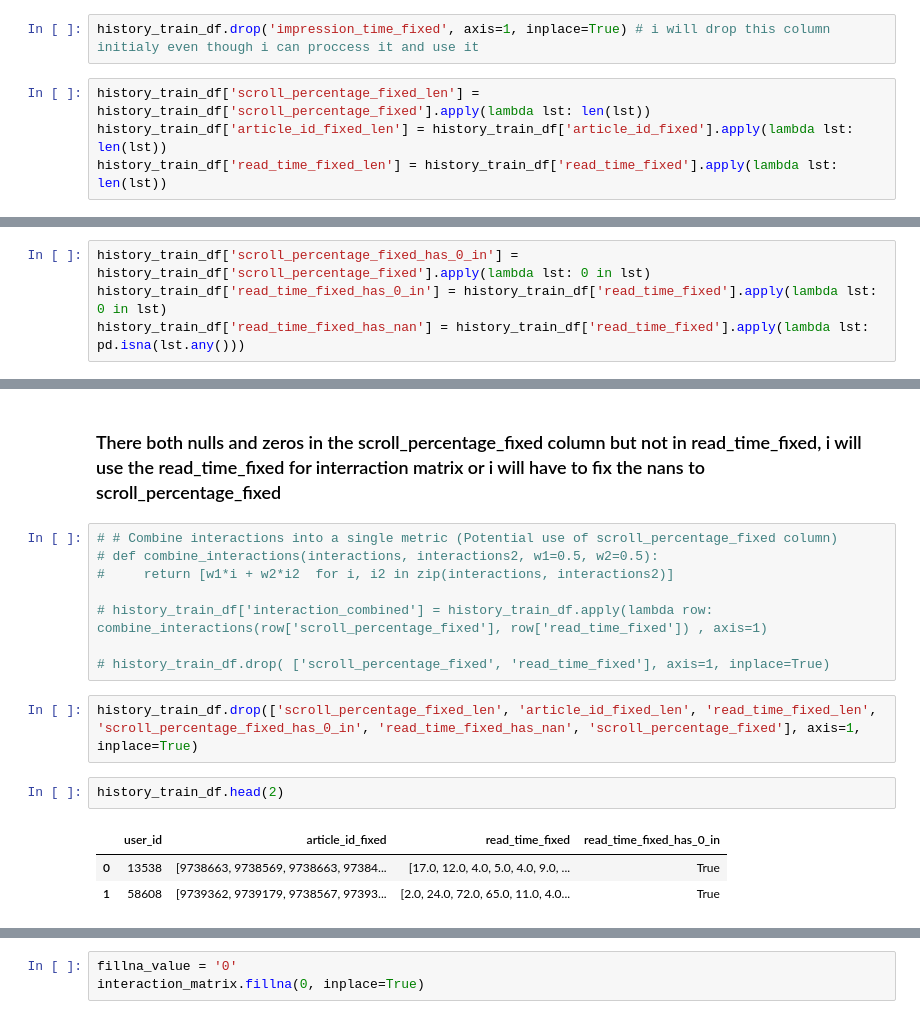
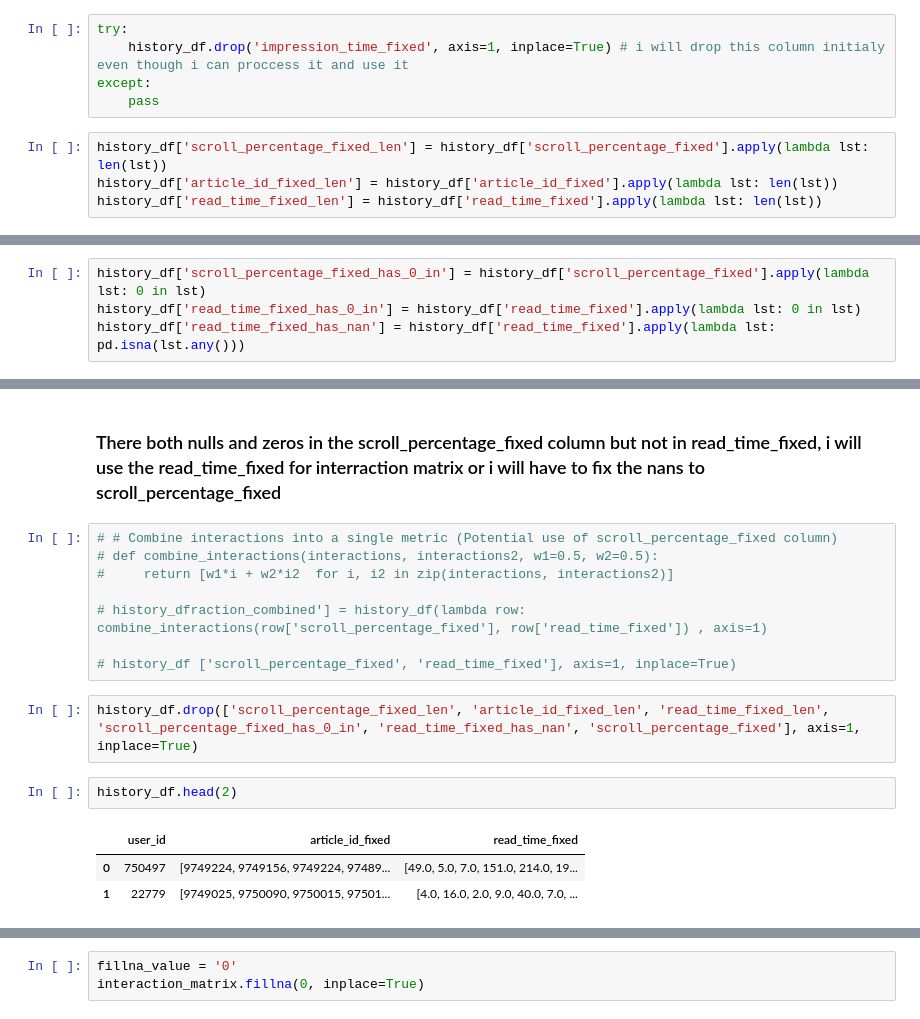
Before and after one commit to akisgazepidis/Recommendation_System_RecSys_Challenge_2024, a Jupyter notebook: RS_Interraction_Matrix.ipynb, the cells around one changed output, grey strips where cells are left out. Cells and saved outputs as stored; diff of their text form.

Commit message:
Train Val matrix

```diff
--- a/RS_Interraction_Matrix.ipynb
+++ b/RS_Interraction_Matrix.ipynb
@@ -44,6 +54,9 @@ behaviors_train_df.head(2)
 # %%
-history_train_df.drop('impression_time_fixed', axis=1, inplace=True) # i will drop this column initialy even though i can proccess it and use it
+try:
+    history_df.drop('impression_time_fixed', axis=1, inplace=True) # i will drop this column initialy even though i can proccess it and use it
+except:
+    pass
 # %%
-history_train_df['scroll_percentage_fixed_len'] = history_train_df['scroll_percentage_fixed'].apply(lambda lst: len(lst))
-history_train_df['article_id_fixed_len'] = history_train_df['article_id_fixed'].apply(lambda lst: len(lst))
-history_train_df['read_time_fixed_len'] = history_train_df['read_time_fixed'].apply(lambda lst: len(lst))
+history_df['scroll_percentage_fixed_len'] = history_df['scroll_percentage_fixed'].apply(lambda lst: len(lst))
+history_df['article_id_fixed_len'] = history_df['article_id_fixed'].apply(lambda lst: len(lst))
+history_df['read_time_fixed_len'] = history_df['read_time_fixed'].apply(lambda lst: len(lst))
@@ -56,6 +63,6 @@ history_train_df.head(2)
 # %% [markdown]
 ### The lenths of the lists in each column seem equal
 # %%
-history_train_df['scroll_percentage_fixed_has_0_in'] = history_train_df['scroll_percentage_fixed'].apply(lambda lst: 0 in lst)
-history_train_df['read_time_fixed_has_0_in'] = history_train_df['read_time_fixed'].apply(lambda lst: 0 in lst)
-history_train_df['read_time_fixed_has_nan'] = history_train_df['read_time_fixed'].apply(lambda lst: pd.isna(lst.any()))
+history_df['scroll_percentage_fixed_has_0_in'] = history_df['scroll_percentage_fixed'].apply(lambda lst: 0 in lst)
+history_df['read_time_fixed_has_0_in'] = history_df['read_time_fixed'].apply(lambda lst: 0 in lst)
+history_df['read_time_fixed_has_nan'] = history_df['read_time_fixed'].apply(lambda lst: pd.isna(lst.any()))
@@ -76,15 +86,15 @@ array([False])
 # def combine_interactions(interactions, interactions2, w1=0.5, w2=0.5):
 #     return [w1*i + w2*i2  for i, i2 in zip(interactions, interactions2)]
 
-# history_train_df['interaction_combined'] = history_train_df.apply(lambda row:   combine_interactions(row['scroll_percentage_fixed'], row['read_time_fixed']) , axis=1)
+# history_dfraction_combined'] = history_df(lambda row:   combine_interactions(row['scroll_percentage_fixed'], row['read_time_fixed']) , axis=1)
 
-# history_train_df.drop( ['scroll_percentage_fixed', 'read_time_fixed'], axis=1, inplace=True)
+# history_df ['scroll_percentage_fixed', 'read_time_fixed'], axis=1, inplace=True)
 # %%
-history_train_df.drop(['scroll_percentage_fixed_len', 'article_id_fixed_len', 'read_time_fixed_len', 'scroll_percentage_fixed_has_0_in', 'read_time_fixed_has_nan', 'scroll_percentage_fixed'], axis=1, inplace=True)
+history_df.drop(['scroll_percentage_fixed_len', 'article_id_fixed_len', 'read_time_fixed_len', 'scroll_percentage_fixed_has_0_in', 'read_time_fixed_has_nan', 'scroll_percentage_fixed'], axis=1, inplace=True)
 # %%
-history_train_df.head(2)
+history_df.head(2)
 # %% [output]
-|  | user_id | article_id_fixed | read_time_fixed | read_time_fixed_has_0_in |
-| 0 | 13538 | [9738663, 9738569, 9738663, 97384... | [17.0, 12.0, 4.0, 5.0, 4.0, 9.0, ... | True |
-| 1 | 58608 | [9739362, 9739179, 9738567, 97393... | [2.0, 24.0, 72.0, 65.0, 11.0, 4.0... | True |
+|  | user_id | article_id_fixed | read_time_fixed |
+| 0 | 750497 | [9749224, 9749156, 9749224, 97489... | [49.0, 5.0, 7.0, 151.0, 214.0, 19... |
+| 1 | 22779 | [9749025, 9750090, 9750015, 97501... | [4.0, 16.0, 2.0, 9.0, 40.0, 7.0, ... |
 # %%
```
Also changed, not shown: parts of 19 cells of this notebook, 3 other files.
